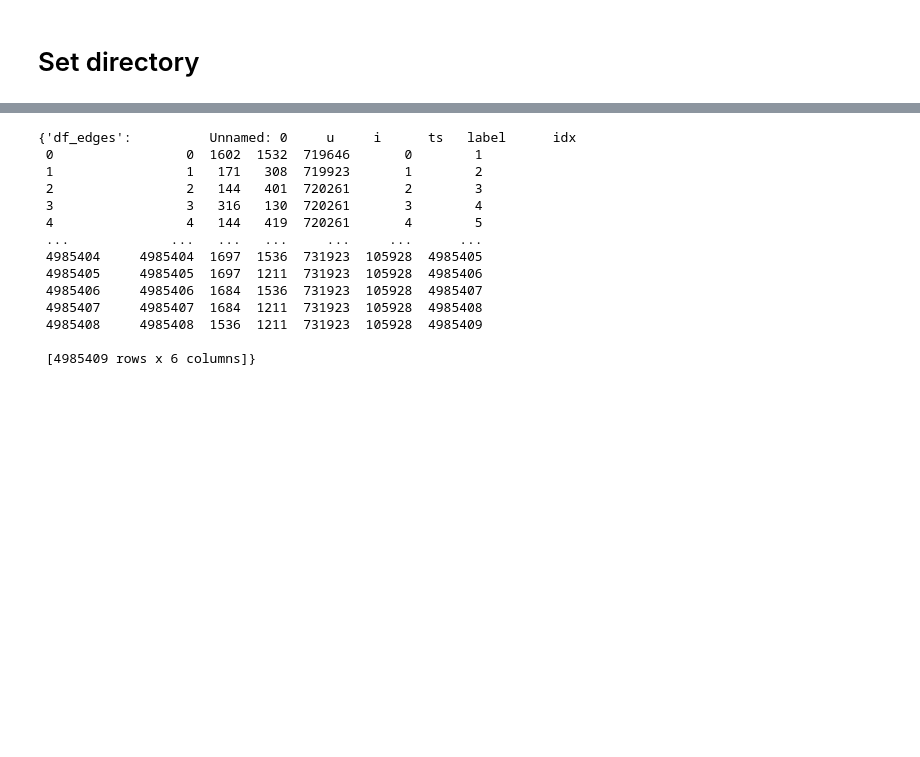
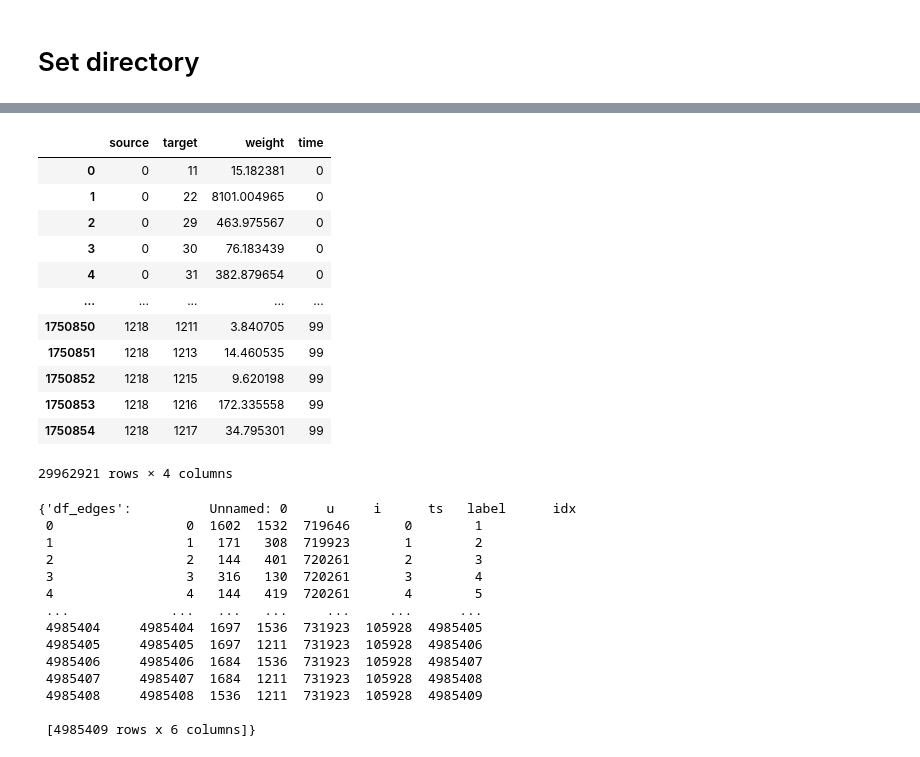
Before and after one commit to hisanor013/SLMI2, a Jupyter notebook: 2023_8_11_Data.ipynb, the cells around one changed output, grey strips where cells are left out. Cells and saved outputs as stored; diff of their text form; code cells hidden in the pictures; blank space fills up the shorter version.

```diff
--- a/2023_8_11_Data.ipynb
+++ b/2023_8_11_Data.ipynb
@@ -458,3 +1049,19 @@ data_dict
+# %%
+df_edges
+# %% [output]
+|  | source | target | weight | time |
+| 0 | 0 | 11 | 15.182381 | 0 |
+| 1 | 0 | 22 | 8101.004965 | 0 |
+| 2 | 0 | 29 | 463.975567 | 0 |
+| 3 | 0 | 30 | 76.183439 | 0 |
+| 4 | 0 | 31 | 382.879654 | 0 |
+| ... | ... | ... | ... | ... |
+| 1750850 | 1218 | 1211 | 3.840705 | 99 |
+| 1750851 | 1218 | 1213 | 14.460535 | 99 |
+| 1750852 | 1218 | 1215 | 9.620198 | 99 |
+| 1750853 | 1218 | 1216 | 172.335558 | 99 |
+| 1750854 | 1218 | 1217 | 34.795301 | 99 |
+29962921 rows × 4 columns
 # %%
 data_dict = get_data(name,original_format=True)
 data_dict
```
Also changed, not shown: parts of 48 cells of this notebook, 2 other files.
